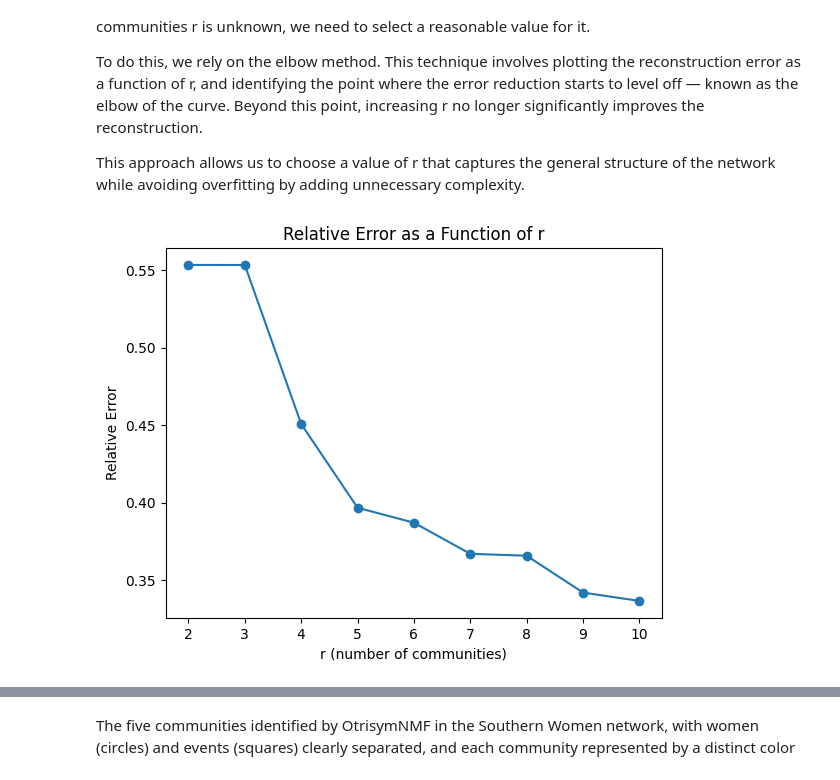
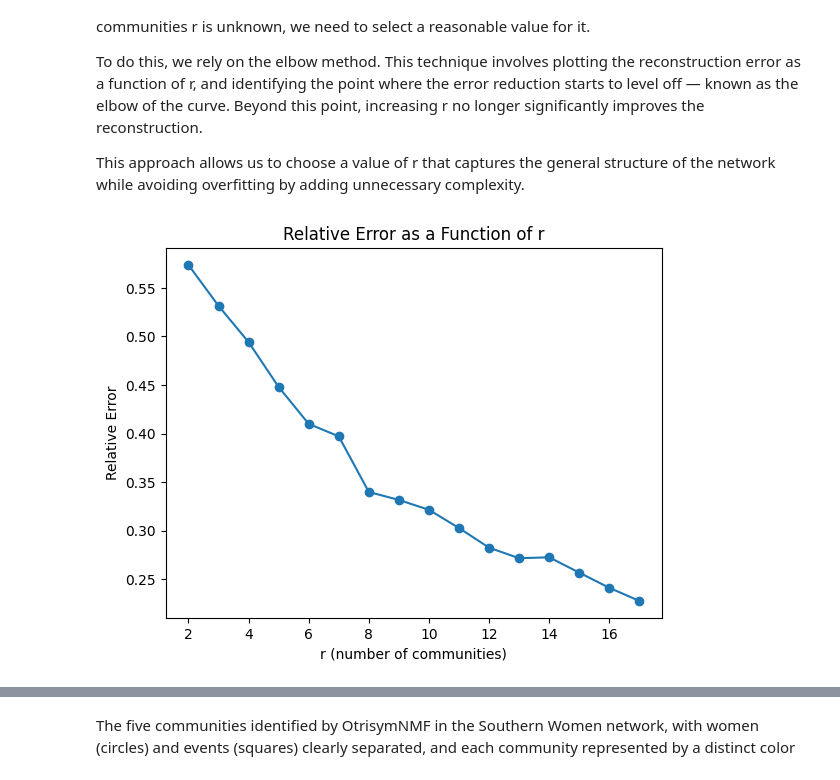
Before and after one commit to Alexia1305/OtrisymNMF_DCBM, a Jupyter notebook: Miserables.ipynb, the cells around one changed output, grey strips where cells are left out. Cells and saved outputs as stored; diff of their text form; code cells hidden in the pictures.

```diff
--- a/Miserables.ipynb
+++ b/Miserables.ipynb
@@ -44,12 +25,6 @@ plt.axis('off')
 plt.show()
 # %% [output]
 [figure]
-# %%
-import networkx as nx # useful python package for networks and graphs
-G = nx.davis_southern_women_graph() # Get the Southern Women network
-# Recovery of the women and events from node's graph
-women = [n for n, d in G.nodes(data=True) if d['bipartite'] == 0]
-events = [n for n, d in G.nodes(data=True) if d['bipartite'] == 1]
 # %% [markdown]
 ## Selecting the value of r, the number of communities
 
@@ -61,18 +36,18 @@ This approach allows us to choose a value of r that captures the general structu
 # %%
 import OtrisymNMF
 import matplotlib.pyplot as plt
-X = nx.adjacency_matrix(G) # adjacency matrix of the graph
+X = nx.adjacency_matrix(G,weight='value') # adjacency matrix of the graph
 errors=[]
-r_listes=range(2,11)
+r_listes=range(2,18)
 for r in r_listes : # compute the factorization for different values of r
-    w, v, S, error = OtrisymNMF.OtrisymNMF_CD(X,r,numTrials=20,verbosity=0)
+    w, v, S, error = OtrisymNMF.OtrisymNMF_CD(X,r,numTrials=40,verbosity=0)
     errors.append(error)
 # Plot of the relative reconstruction error as a function of r
 plt.plot(r_listes,errors,marker='o')
 plt.title('Relative Error as a Function of r')
 plt.xlabel('r (number of communities)')
 plt.ylabel('Relative Error')
 plt.show()
 # %% [output]
-[figure, old version]
+[figure, new version]
 # %% [markdown]
```
Also changed, not shown: parts of 7 cells of this notebook, 6 other files.
